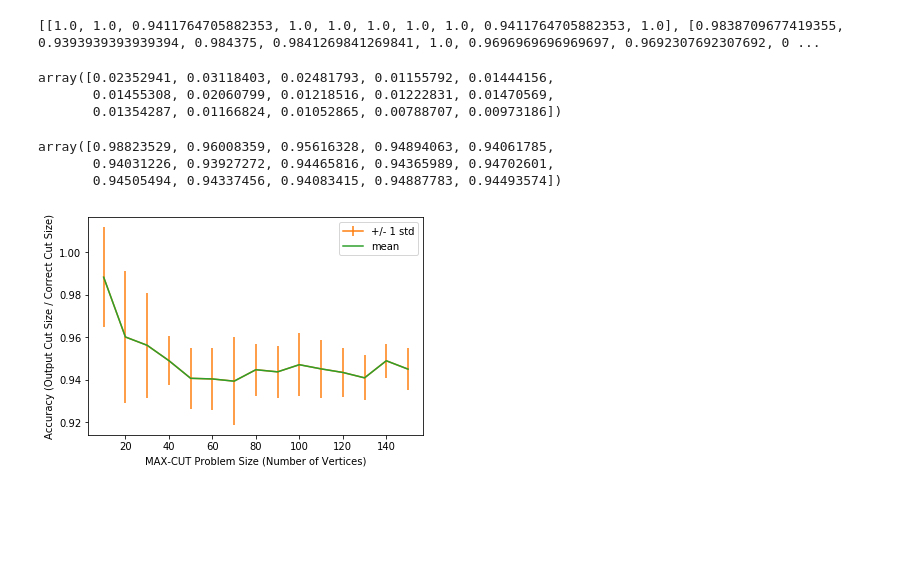
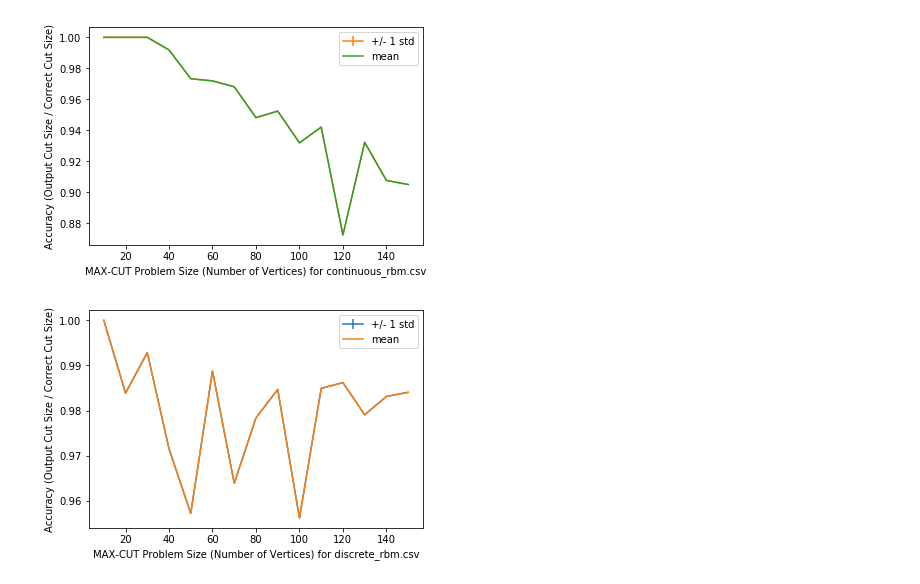
Before and after one commit to lili-chen/ising-optimization-rbm, a Jupyter notebook: read_monte_carlo_from_csv.ipynb, the cells around one changed output. Saved outputs shown, nothing was run; the diff lists cells and outputs as text; code cells hidden in the pictures; blank space fills up the shorter version.

```diff
--- a/read_monte_carlo_from_csv.ipynb
+++ b/read_monte_carlo_from_csv.ipynb
@@ -3,36 +3,24 @@ import numpy as np
 import random
 import matplotlib.pyplot as plt
 import csv
-
-data = []
-with open('maxcut/results_continuous.csv', newline='') as csvfile:
-    reader1 = csv.reader(csvfile, delimiter=' ', quotechar='|')
-    for row in reader1:
-        temp = [float(i) for i in row]
-        data += [temp[1:]]
-print(data)
-# %% [output]
-[[1.0, 1.0, 0.9411764705882353, 1.0, 1.0, 1.0, 1.0, 1.0, 0.9411764705882353, 1.0], [0.9838709677419355, 0.9393939393939394, 0.984375, 0.9841269841269841, 1.0, 0.9696969696969697, 0.9692307692307692, 0 ...
-# %%
-stds = np.std(data, axis=1)
-stds
-# %% [output]
-array([0.02352941, 0.03118403, 0.02481793, 0.01155792, 0.01444156,
-       0.01455308, 0.02060799, 0.01218516, 0.01222831, 0.01470569,
-       0.01354287, 0.01166824, 0.01052865, 0.00788707, 0.00973186])
-# %%
-means = np.mean(data, axis=1)
-means
-# %% [output]
-array([0.98823529, 0.96008359, 0.95616328, 0.94894063, 0.94061785,
-       0.94031226, 0.93927272, 0.94465816, 0.94365989, 0.94702601,
-       0.94505494, 0.94337456, 0.94083415, 0.94887783, 0.94493574])
 # %%
-plt.errorbar(np.arange(10, 160, 10), means, stds, label='+/- 1 std')
-plt.errorbar(np.arange(10, 160, 10), means, label='mean')
-plt.legend()
-plt.xlabel("MAX-CUT Problem Size (Number of Vertices)")
-plt.ylabel("Accuracy (Output Cut Size / Correct Cut Size)")
-plt.show()
+# csv_names = ['continuous.csv', 'discrete.csv', 'continuous_rbm.csv', 'discrete_rbm.csv']
+csv_names = ['continuous_rbm.csv', 'discrete_rbm.csv']
+for csv_name in csv_names:
+    data = []
+    with open('maxcut/' + csv_name, newline='') as csvfile:
+        reader1 = csv.reader(csvfile, delimiter=' ', quotechar='|')
+        for row in reader1:
+            temp = [float(i) for i in row]
+            data += [temp[1:]]
+    stds = np.std(data, axis=1)
+    means = np.mean(data, axis=1)
+    plt.errorbar(np.arange(10, 160, 10), means, stds, label='+/- 1 std')
+    plt.errorbar(np.arange(10, 160, 10), means, label='mean')
+    plt.legend()
+    plt.xlabel("MAX-CUT Problem Size (Number of Vertices) for " + csv_name)
+    plt.ylabel("Accuracy (Output Cut Size / Correct Cut Size)")
+    plt.show()
 # %% [output]
-[figure, old version]
+[figure, new version]
+[figure, added]
```
Also changed, not shown: 10 other files.
